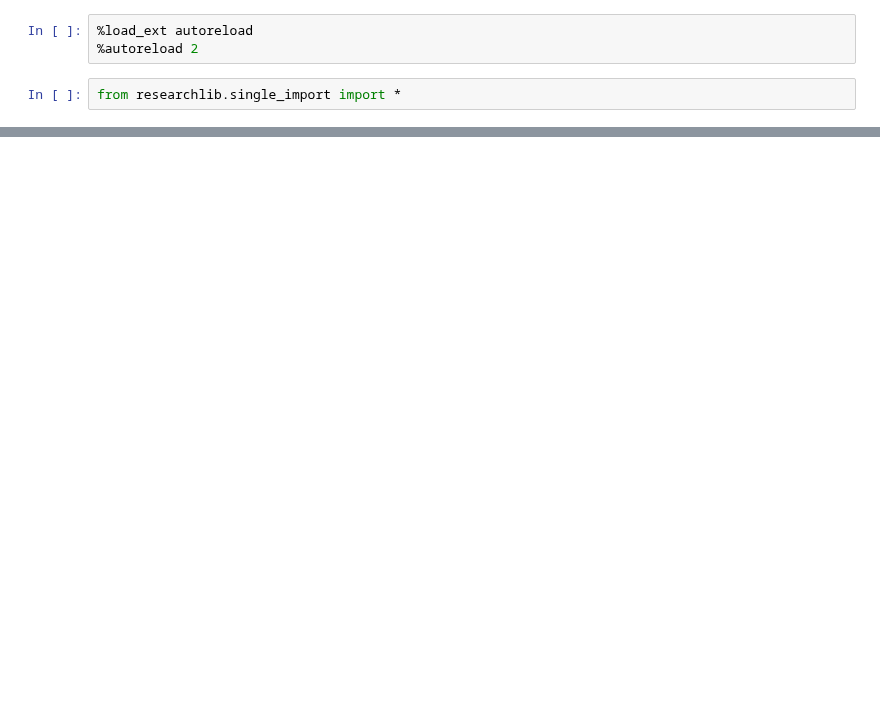
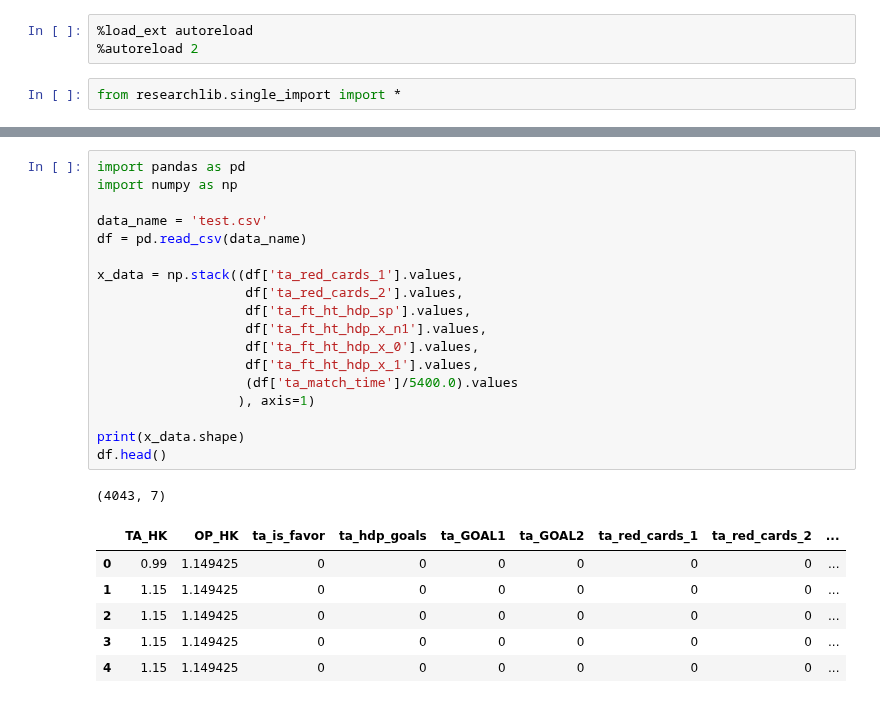
Before and after one commit to CorcovadoMing/Researchlib, a Jupyter notebook: Exp_transformer.ipynb, the cells around one changed output, grey strips where cells are left out. Drawn from its saved outputs; the diff is of its cells as text; blank space fills up the shorter version.

```diff
--- a/Exp_transformer.ipynb
+++ b/Exp_transformer.ipynb
@@ -45,0 +71,26 @@ runner.fit(10, 1e-2)
+# %%
+import pandas as pd
+import numpy as np
+
+data_name = 'test.csv'
+df = pd.read_csv(data_name)
+
+x_data = np.stack((df['ta_red_cards_1'].values,
+                   df['ta_red_cards_2'].values,
+                   df['ta_ft_ht_hdp_sp'].values,
+                   df['ta_ft_ht_hdp_x_n1'].values,
+                   df['ta_ft_ht_hdp_x_0'].values,
+                   df['ta_ft_ht_hdp_x_1'].values,
+                   (df['ta_match_time']/5400.0).values
+                  ), axis=1)
+
+print(x_data.shape)
+df.head()
+# %% [output]
+(4043, 7)
+|  | TA_HK | OP_HK | ta_is_favor | ta_hdp_goals | ta_GOAL1 | ta_GOAL2 | ta_red_cards_1 | ta_red_cards_2 | ... |
+| 0 | 0.99 | 1.149425 | 0 | 0 | 0 | 0 | 0 | 0 | ... |
+| 1 | 1.15 | 1.149425 | 0 | 0 | 0 | 0 | 0 | 0 | ... |
+| 2 | 1.15 | 1.149425 | 0 | 0 | 0 | 0 | 0 | 0 | ... |
+| 3 | 1.15 | 1.149425 | 0 | 0 | 0 | 0 | 0 | 0 | ... |
+| 4 | 1.15 | 1.149425 | 0 | 0 | 0 | 0 | 0 | 0 | ... |
```
Also changed, not shown: parts of 14 cells of this notebook, 4 other files.
